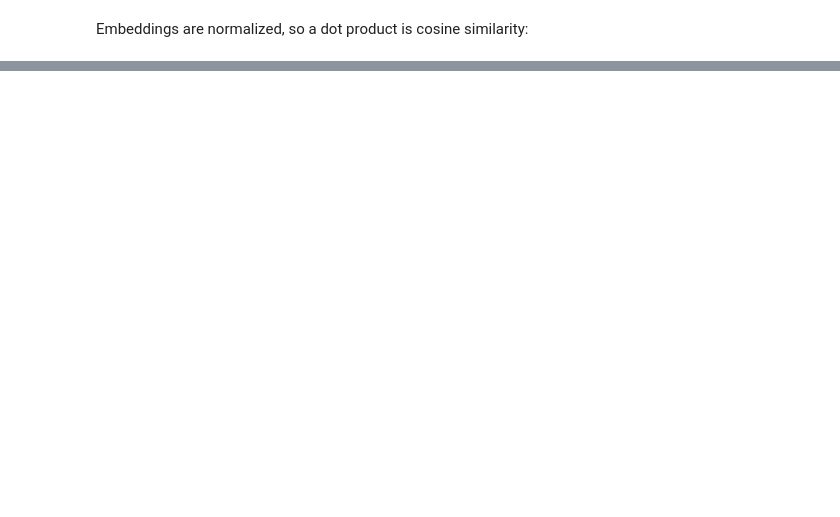
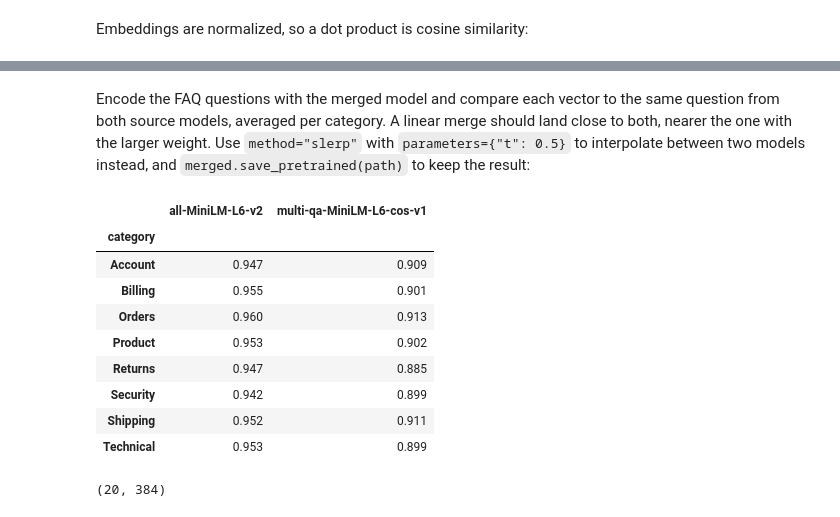
Before and after one commit to akamlani/velari-suite, a Jupyter notebook: examples/ai/integrations/stf/encoding.ipynb, the cells around one changed output, grey strips where cells are left out. Drawn from its saved outputs; the diff is of its cells as text; code cells hidden in the pictures; blank space fills up the shorter version.

```diff
--- a/examples/ai/integrations/stf/encoding.ipynb
+++ b/examples/ai/integrations/stf/encoding.ipynb
@@ -117,0 +233,34 @@ pd.DataFrame(vectors @ vectors.T, index=ids, columns=ids).round(2)
+# %%
+MERGE_MODELS: List[str] = [
+    "sentence-transformers/all-MiniLM-L6-v2",
+    "sentence-transformers/multi-qa-MiniLM-L6-cos-v1",
+]
+hf_cache: Dict[str, Any] = dict(cache_folder=read_cache_dir(app="huggingface/hub"))
+merged = SentenceTransformer.merge(MERGE_MODELS, method="linear", parameters={"weight": [0.6, 0.4]}, **hf_cache)    # weights per model, in order
+# %% [markdown]
+Encode the FAQ questions with the merged model and compare each vector to the same question from both source models, averaged per category. A linear merge should land close to both, nearer the one with the larger weight. Use `method="slerp"` with `parameters={"t": 0.5}` to interpolate between two models instead, and `merged.save_pretrained(path)` to keep the result:
+# %%
+merged_vecs  = merged.encode(questions, **enc)
+source_vecs  = [SentenceTransformer(name, **hf_cache).encode(questions, **enc) for name in MERGE_MODELS]
+df_merge_sim = (
+    pd.DataFrame({
+        "category": df_faq["category"],
+        **{name.split("/")[-1]: (merged_vecs * vecs).sum(axis=1) for name, vecs in zip(MERGE_MODELS, source_vecs)},    # row-wise cosine (vectors are normalized)
+    })
+    .groupby("category")
+    .mean()
+)
+display(df_merge_sim.round(3))
+print(merged_vecs.shape)
+# %% [output]
+|  | all-MiniLM-L6-v2 | multi-qa-MiniLM-L6-cos-v1 |
+| category |  |  |
+| Account | 0.947 | 0.909 |
+| Billing | 0.955 | 0.901 |
+| Orders | 0.960 | 0.913 |
+| Product | 0.953 | 0.902 |
+| Returns | 0.947 | 0.885 |
+| Security | 0.942 | 0.899 |
+| Shipping | 0.952 | 0.911 |
+| Technical | 0.953 | 0.899 |
+(20, 384)
```
Also changed, not shown: parts of 33 cells of this notebook, 10 other files.
